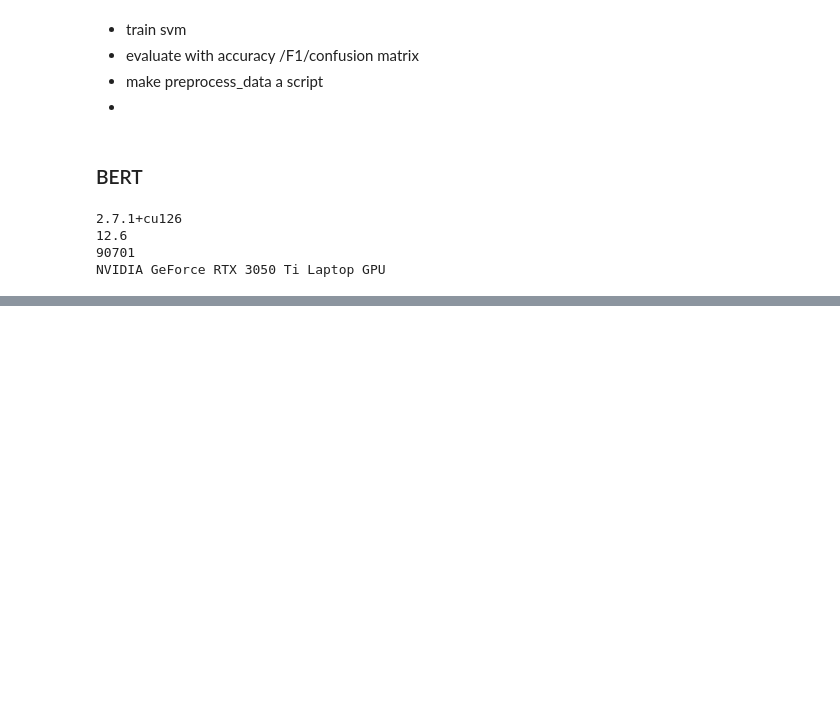
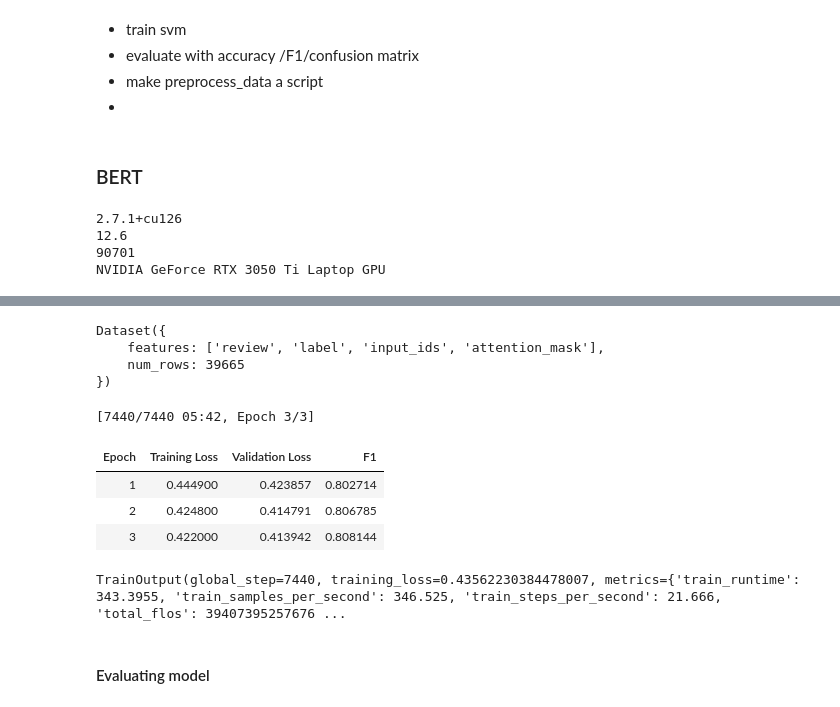
Before and after one commit to olizekor/movie-review-sentiment-analysis, a Jupyter notebook: notebooks/exploration.ipynb, the cells around one changed output, grey strips where cells are left out. Cells and saved outputs as stored; diff of their text form; code cells hidden in the pictures; blank space fills up the shorter version.

```diff
--- a/notebooks/exploration.ipynb
+++ b/notebooks/exploration.ipynb
@@ -373,0 +452,19 @@ NVIDIA GeForce RTX 3050 Ti Laptop GPU
+# %%
+# Define training arguments
+training_args = TrainingArguments(
+    output_dir="./results",           # Directory for saving model checkpoints
+    eval_strategy="epoch",     # Evaluate at the end of each epoch
+    save_strategy= "epoch",    # Saving strategy to match eval_strategy
+    learning_rate=5e-5,              # Start with a small learning rate
+    per_device_train_batch_size=16,  # Batch size per GPU
+    per_device_eval_batch_size=16,
+    num_train_epochs=3,              # Number of epochs
+    weight_decay=0.01,               # Regularization
+    save_total_limit=2,              # Limit checkpoints to save space
+    load_best_model_at_end=True,     # Automatically load the best checkpoint
+    logging_dir="./logs",            # Directory for logs
+    logging_steps=100,               # Log every 100 steps
+    fp16=True                        # Enable mixed precision for faster training
+)
+
+print(training_args)
@@ -373,0 +501,29 @@ NVIDIA GeForce RTX 3050 Ti Laptop GPU
+# %%
+print(dataset["train"])
+# %% [output]
+Dataset({
+    features: ['review', 'label', 'input_ids', 'attention_mask'],
+    num_rows: 39665
+})
+# %%
+trainer = Trainer(
+    model=model,                        # Pre-trained BERT model
+    args=training_args,                 # Training arguments
+    train_dataset=dataset["train"],
+    eval_dataset=dataset["test"],
+    tokenizer=tokenizer,
+    data_collator=data_collator,        # Efficient batching
+    compute_metrics=compute_metrics     # Custom metric
+)
+
+# Start training
+trainer.train()
+# %% [output]
+[7440/7440 05:42, Epoch 3/3]
+| Epoch | Training Loss | Validation Loss | F1 |
+| 1 | 0.444900 | 0.423857 | 0.802714 |
+| 2 | 0.424800 | 0.414791 | 0.806785 |
+| 3 | 0.422000 | 0.413942 | 0.808144 |
+TrainOutput(global_step=7440, training_loss=0.43562230384478007, metrics={'train_runtime': 343.3955, 'train_samples_per_second': 346.525, 'train_steps_per_second': 21.666, 'total_flos': 39407395257676 ...
+# %% [markdown]
+#### Evaluating model
```
Also changed, not shown: parts of 17 cells of this notebook, 1 other file.
